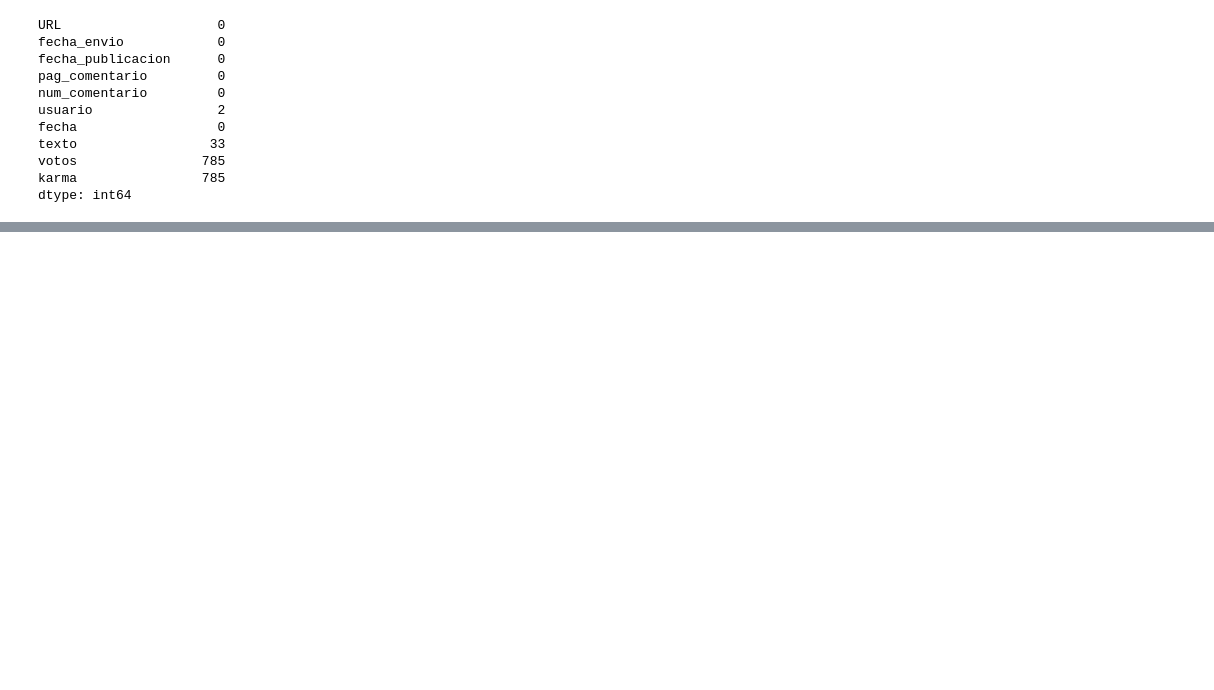
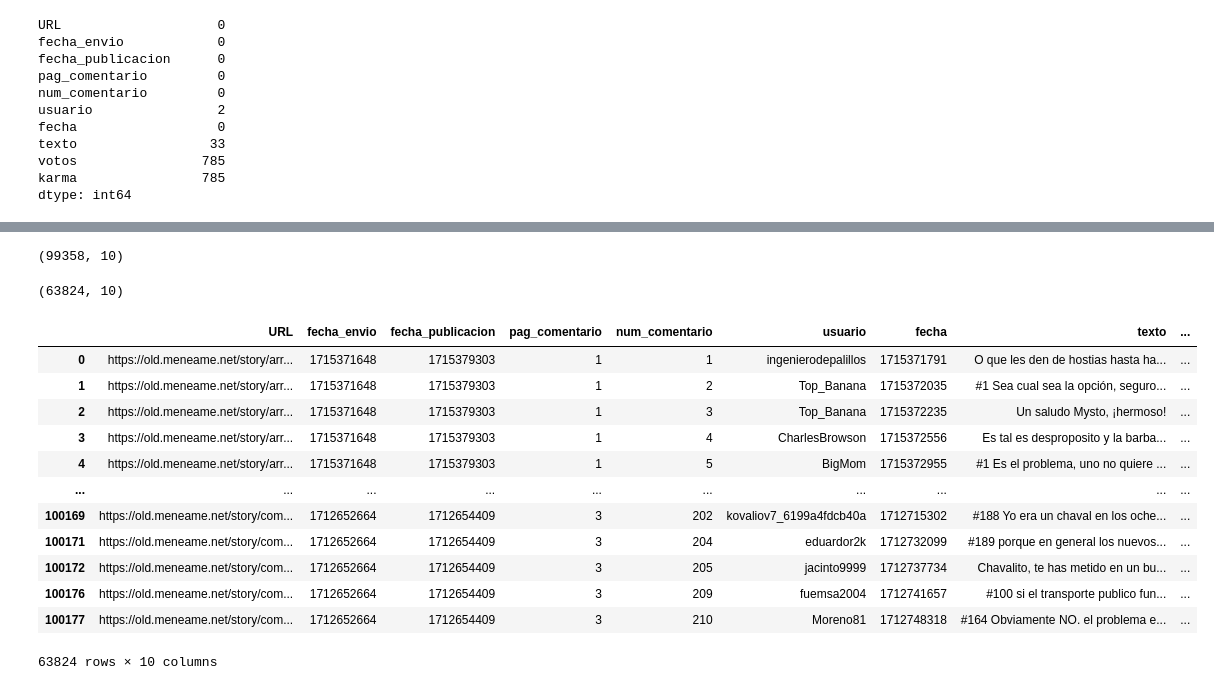
Before and after one commit to RoomProyectos/Proyecto-2-ML, a Jupyter notebook: EDA_Prediccion_Comentarios.ipynb, the cells around one changed output, grey strips where cells are left out. Cells and saved outputs as stored; diff of their text form; code cells hidden in the pictures; blank space fills up the shorter version.

```diff
--- a/EDA_Prediccion_Comentarios.ipynb
+++ b/EDA_Prediccion_Comentarios.ipynb
@@ -44,0 +127,30 @@ dtype: int64
+# %%
+df_no_nan.shape
+# %% [output]
+(99358, 10)
+# %%
+palabras_especificas = ["www.youtube.","»   ver comentario","»   comentario oculto por penalización","edit","www.",".com",".net",".org",".nl","mas.to","youtu.be","menea.me",".eu","jaja","jeje"]
+
+mask = df_no_nan["texto"].str.contains("|".join(palabras_especificas), case=False)
+
+df_filtrado_text = df_no_nan[~mask]
+# %%
+df_filtrado_text.shape
+# %% [output]
+(63824, 10)
+# %%
+df_filtrado_text
+# %% [output]
+|  | URL | fecha_envio | fecha_publicacion | pag_comentario | num_comentario | usuario | fecha | texto | ... |
+| 0 | https://old.meneame.net/story/arr... | 1715371648 | 1715379303 | 1 | 1 | ingenierodepalillos | 1715371791 | O que les den de hostias hasta ha... | ... |
+| 1 | https://old.meneame.net/story/arr... | 1715371648 | 1715379303 | 1 | 2 | Top_Banana | 1715372035 | #1 Sea cual sea la opción, seguro... | ... |
+| 2 | https://old.meneame.net/story/arr... | 1715371648 | 1715379303 | 1 | 3 | Top_Banana | 1715372235 | Un saludo Mysto, ¡hermoso! | ... |
+| 3 | https://old.meneame.net/story/arr... | 1715371648 | 1715379303 | 1 | 4 | CharlesBrowson | 1715372556 | Es tal es desproposito y la barba... | ... |
+| 4 | https://old.meneame.net/story/arr... | 1715371648 | 1715379303 | 1 | 5 | BigMom | 1715372955 | #1 Es el problema, uno no quiere ... | ... |
+| ... | ... | ... | ... | ... | ... | ... | ... | ... | ... |
+| 100169 | https://old.meneame.net/story/com... | 1712652664 | 1712654409 | 3 | 202 | kovaliov7_6199a4fdcb40a | 1712715302 | #188 Yo era un chaval en los oche... | ... |
+| 100171 | https://old.meneame.net/story/com... | 1712652664 | 1712654409 | 3 | 204 | eduardor2k | 1712732099 | #189 porque en general los nuevos... | ... |
+| 100172 | https://old.meneame.net/story/com... | 1712652664 | 1712654409 | 3 | 205 | jacinto9999 | 1712737734 | Chavalito, te has metido en un bu... | ... |
+| 100176 | https://old.meneame.net/story/com... | 1712652664 | 1712654409 | 3 | 209 | fuemsa2004 | 1712741657 | #100 si el transporte publico fun... | ... |
+| 100177 | https://old.meneame.net/story/com... | 1712652664 | 1712654409 | 3 | 210 | Moreno81 | 1712748318 | #164 Obviamente NO. el problema e... | ... |
+63824 rows × 10 columns
```
Also changed, not shown: parts of 12 cells of this notebook.
